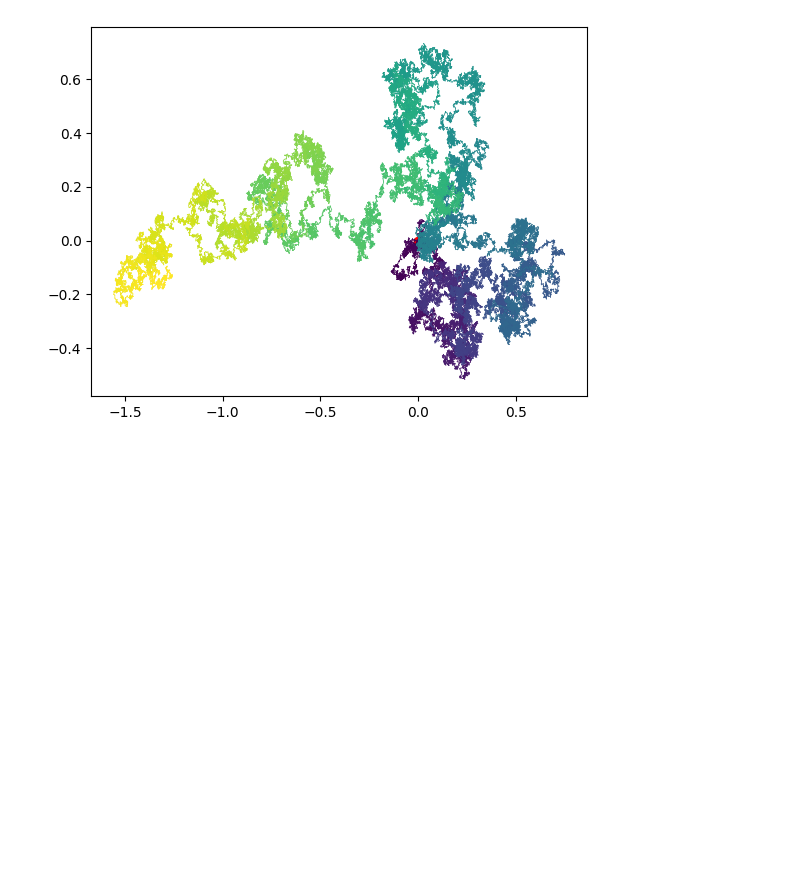
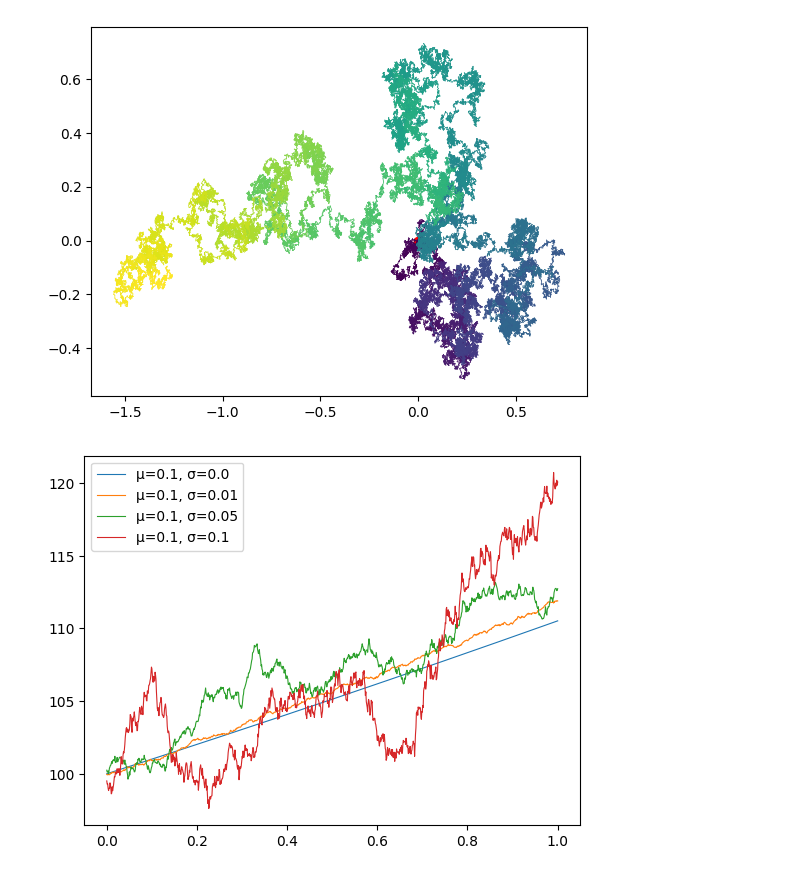
Before and after one commit to will-lynas/MATH0031-financial-mathematics, a Jupyter notebook: notebook.ipynb, the cells around one changed output. Drawn from its saved outputs; the diff is of its cells as text; code cells hidden in the pictures; blank space fills up the shorter version.

```diff
--- a/notebook.ipynb
+++ b/notebook.ipynb
@@ -56,3 +56,28 @@ brownian_motion_2d(10_000)
 brownian_motion_2d(100_000, linewidth=0.5)
 # %% [output]
 [figure]
+# %%
+def gbm(mu=0.1, # Average return per unit time
+        sigma=0.0, # Volatility (standard deviation per unit time)
+        n=1000 # Number of steps
+):
+    S0 = 100
+    T = 1.0
+    dt = T / n
+    t = np.linspace(0, 1.0, n)
+
+    dW = np.random.normal(0, np.sqrt(dt), n)
+    W = np.cumsum(dW)
+
+    S = S0 * np.exp((mu - 0.5 * sigma**2) * t + sigma * W)
+
+    plt.plot(t, S, label=f"μ={mu}, σ={sigma}", linewidth=0.8)
+# %%
+gbm()
+gbm(sigma=0.01)
+gbm(sigma=0.05)
+gbm(sigma=0.1)
+plt.legend()
+plt.show()
+# %% [output]
+[figure, added]
```
